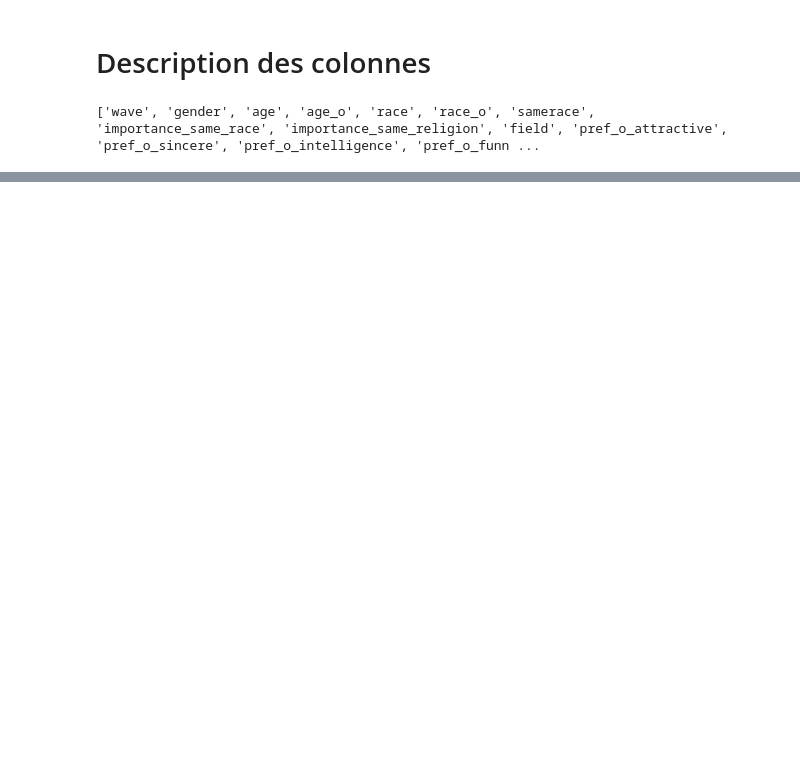
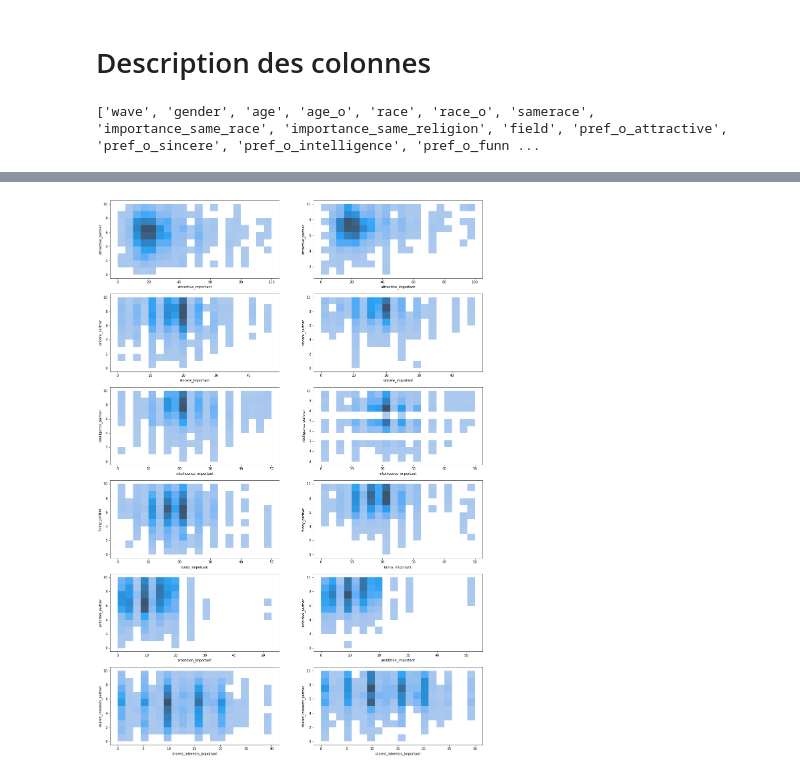
Before and after one commit to OFloyd/formation_greta, a Jupyter notebook: soutenance_17_02_speed_dating.ipynb, the cells around one changed output, grey strips where cells are left out. Cells and saved outputs as stored; diff of their text form; code cells hidden in the pictures; blank space fills up the shorter version.

```diff
--- a/soutenance_17_02_speed_dating.ipynb
+++ b/soutenance_17_02_speed_dating.ipynb
@@ -89,0 +148,16 @@ print(cols)
+# %%
+print("Attributs (pref_o_):")
+print(list(data.columns[10:16]))
+ind_pref=data.columns[10:16]
+print("Attributs (_o):")
+print(list(data.columns[16:22]))
+ind_o=data.columns[16:22]
+print("Attributs (_important):")
+print(list(data.columns[22:28]))
+ind_import=data.columns[22:28]
+print("Attributs (base):")
+print(list(data.columns[28:33]))
+ind_base=data.columns[28:33]
+print("Attributs (_partner):")
+print(list(data.columns[33:39]))
+ind_partner=data.columns[33:39]
@@ -103,6 +249,0 @@ print(index_attr_o)
-# %%
-for i in range(6) :
-    foo = sns.relplot(x=index_attr_pref[i], y=index_attr_o[i], data=data, hue="decision")
-# i=0
-# foo = sns.relplot(x=index_attr_pref[i], y=index_attr_o[i], data=data, hue="decision")
-plt.show()
@@ -117,6 +249,0 @@ AttributeError: module 'matplotlib' has no attribute 'show'
-# %%
-# for i in range(6) :
-#     foo = sns.catplot(x=index_attr_pref[i], y=index_attr_o[i], data=data, hue="like")
-i=0
-foo = sns.heatmap(x=index_attr_pref[i], y=index_attr_o[i], data=data, hue="like")
-plt.show()
@@ -144,3 +249,0 @@ Name: interests_correlate, Length: 8378, dtype: float64
-# %%
-for i in li :
-    print(i[0:2] != 'd_')
@@ -175,0 +250,14 @@ data_ini.head()
+# %%
+#Corrélation attribut par attribut entre l'importance d'un attribut et sa présence chez ceux
+# non choisis (gauche) et choisis (droite)
+
+fig=plt.figure(figsize=(20,30))
+for i in range(6) :
+    fig.add_subplot(6,2,2*i+1)
+    barr=sns.histplot(data.loc[data['decision']==0,(ind_import[i], ind_partner[i])],
+                      x=ind_import[i], y=ind_partner[i], bins=(20,10))
+    fig.add_subplot(6,2,2*i+2)
+    barr=sns.histplot(data.loc[data['decision']==1,(ind_import[i], ind_partner[i])],
+                      x=ind_import[i], y=ind_partner[i], bins=(20,10))
+# %% [output]
+[figure, added]
```
Also changed, not shown: parts of 51 cells of this notebook.
